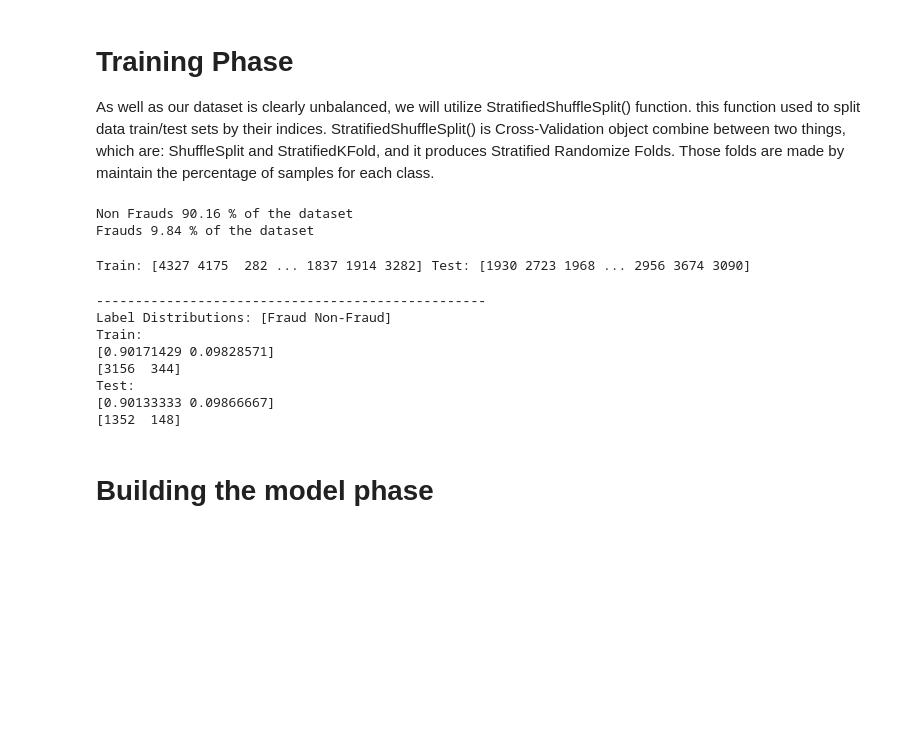
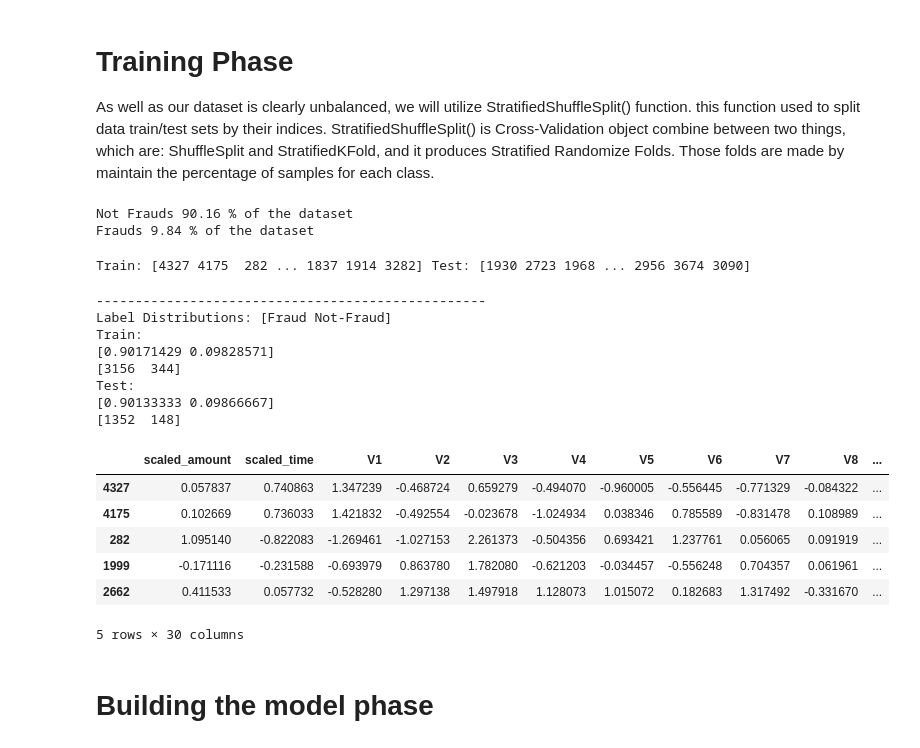
Before and after one commit to Rahafzsh/Fraud-Detection-using-DL, a Jupyter notebook: SubGroup2.ipynb, the cells around one changed output. Saved outputs shown, nothing was run; the diff lists cells and outputs as text; code cells hidden in the pictures; blank space fills up the shorter version.

```diff
--- a/SubGroup2.ipynb
+++ b/SubGroup2.ipynb
@@ -78,13 +76,13 @@ As well as our dataset is clearly unbalanced, we will utilize StratifiedShuffleS
 # %%
 # see the percentages of fraud and non fraud
 
-print('Non Frauds', round(data['Class'].value_counts()[0]/len(data) * 100,2), '% of the dataset')
+print('Not Frauds', round(data['Class'].value_counts()[0]/len(data) * 100,2), '% of the dataset')
 print('Frauds', round(data['Class'].value_counts()[1]/len(data) * 100,2), '% of the dataset')
 # %% [output]
-Non Frauds 90.16 % of the dataset
+Not Frauds 90.16 % of the dataset
 Frauds 9.84 % of the dataset
 # %%
-X = data.iloc[:,-1]
+X = data.drop('Class', axis=1)
 y = data['Class']
 # %%
 #Extracting 70% of the datasets
@@ -100,27 +98,34 @@ Train: [4327 4175  282 ... 1837 1914 3282] Test: [1930 2723 1968 ... 2956 3674 3
 # %%
 #to check the distribution of data
 train_unique_label, train_counts_label = np.unique(data_ytrain, return_counts=True)
 test_unique_label, test_counts_label = np.unique(data_ytest, return_counts=True)
 print('-' * 50)
 
-print('Label Distributions: [Fraud Non-Fraud]')
+print('Label Distributions: [Fraud Not-Fraud]')
 print('Train: ')
 print(train_counts_label/ len(data_ytrain))
 print(train_counts_label)
 print('Test: ')
 print(test_counts_label/ len(data_ytest))
 print(test_counts_label)
 
-#data_Xtrain.head()
+data_Xtrain.head()
 # %% [output]
 --------------------------------------------------
-Label Distributions: [Fraud Non-Fraud]
+Label Distributions: [Fraud Not-Fraud]
 Train:
 [0.90171429 0.09828571]
 [3156  344]
 Test:
 [0.90133333 0.09866667]
 [1352  148]
+|  | scaled_amount | scaled_time | V1 | V2 | V3 | V4 | V5 | V6 | V7 | V8 | ... |
+| 4327 | 0.057837 | 0.740863 | 1.347239 | -0.468724 | 0.659279 | -0.494070 | -0.960005 | -0.556445 | -0.771329 | -0.084322 | ... |
+| 4175 | 0.102669 | 0.736033 | 1.421832 | -0.492554 | -0.023678 | -1.024934 | 0.038346 | 0.785589 | -0.831478 | 0.108989 | ... |
+| 282 | 1.095140 | -0.822083 | -1.269461 | -1.027153 | 2.261373 | -0.504356 | 0.693421 | 1.237761 | 0.056065 | 0.091919 | ... |
+| 1999 | -0.171116 | -0.231588 | -0.693979 | 0.863780 | 1.782080 | -0.621203 | -0.034457 | -0.556248 | 0.704357 | 0.061961 | ... |
+| 2662 | 0.411533 | 0.057732 | -0.528280 | 1.297138 | 1.497918 | 1.128073 | 1.015072 | 0.182683 | 1.317492 | -0.331670 | ... |
+5 rows × 30 columns
 # %%
 import itertools
 
```
Also changed, not shown: parts of 3 cells of this notebook.
